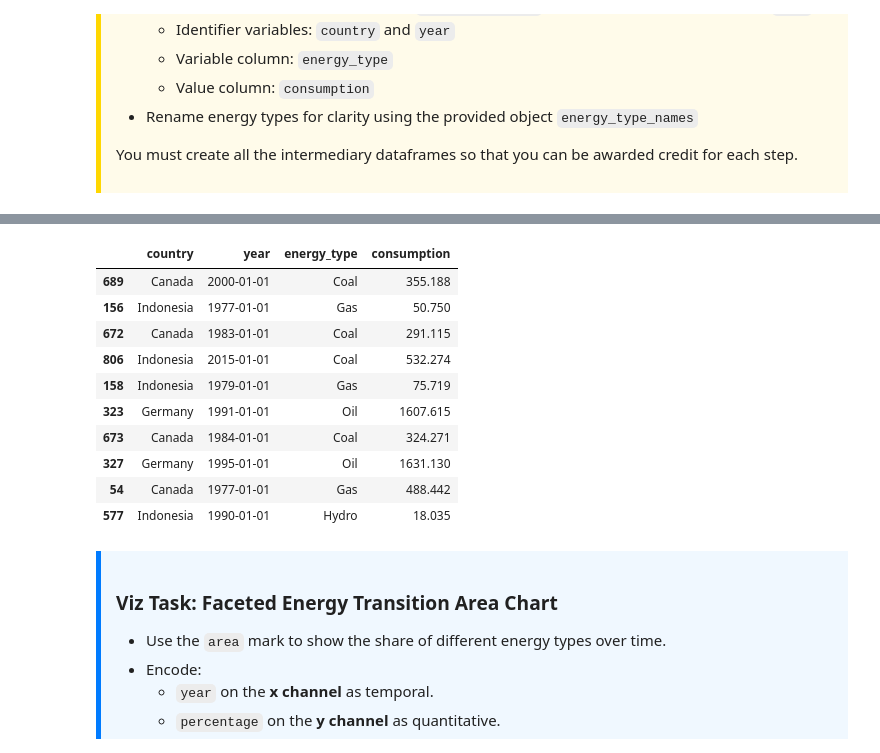
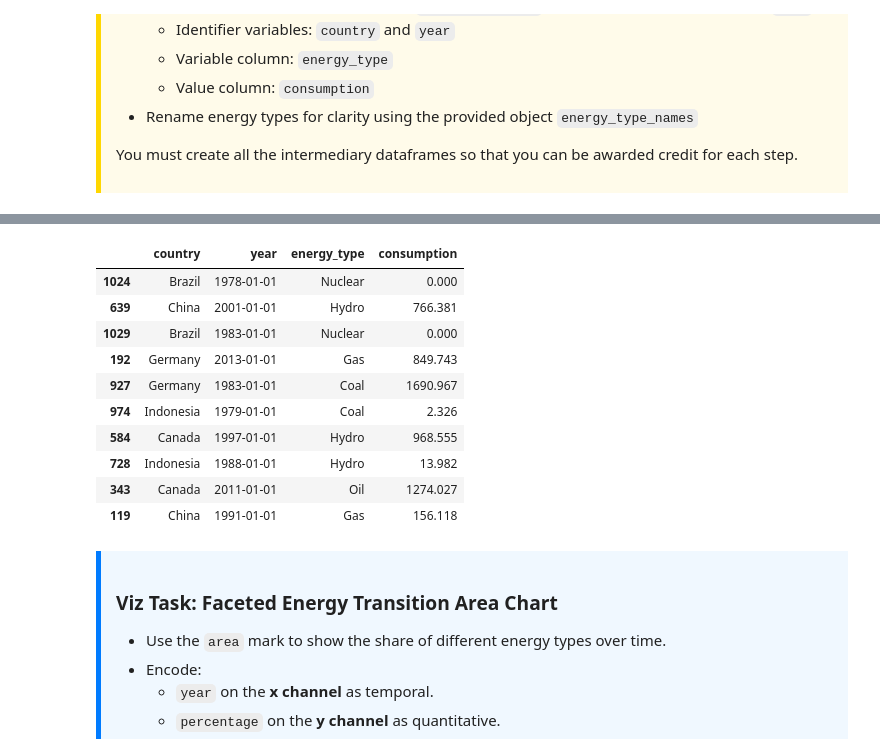
Before and after one commit to yvinc/dsci-320-w1-2025, a Jupyter notebook: tutorial_sol/tutorial4_sol.ipynb, the cells around one changed output, grey strips where cells are left out. Drawn from its saved outputs; the diff is of its cells as text; code cells hidden in the pictures.

```diff
--- a/tutorial_sol/tutorial4_sol.ipynb
+++ b/tutorial_sol/tutorial4_sol.ipynb
@@ -82,44 +118,44 @@ print(owid_data.shape)
 # %%
 
-countries = ['Germany', 'Canada', 'Indonesia', 'Brazil']
+countries = ['Germany', 'Canada', 'Indonesia', 'Brazil', 'China']
 energies = [ 'gas_consumption','oil_consumption','hydro_consumption','coal_consumption','nuclear_consumption']
 
 # STEP 1: SELECT THE COUNTRIES OF INTEREST (select the rows of interest)
 country_subset = owid_data.query('country in @countries').copy()
 
 # STEP 2: SELECT the Energy Consumptions of interest (select the columns of interest)
 selected = country_subset[['year', 'country'] + energies]
 
 # STEP 3: RESHAPE the data into long format
 energy_consumed = selected.melt(
     id_vars=['country', 'year'],
     var_name='energy_type',
     value_name='consumption'
 )
 
 # STEP4: CLEAN energy type names
 energy_type_names = {
     'gas_consumption': 'Gas',
     'oil_consumption': 'Oil',
     'hydro_consumption': 'Hydro',
     'coal_consumption': 'Coal',
     'nuclear_consumption': 'Nuclear',
 }
 energy_consumed['energy_type'] = energy_consumed['energy_type'].map(energy_type_names)
 
 energy_consumed.sample(10)
 # %% [output]
 |  | country | year | energy_type | consumption |
-| 689 | Canada | 2000-01-01 | Coal | 355.188 |
-| 156 | Indonesia | 1977-01-01 | Gas | 50.750 |
-| 672 | Canada | 1983-01-01 | Coal | 291.115 |
-| 806 | Indonesia | 2015-01-01 | Coal | 532.274 |
-| 158 | Indonesia | 1979-01-01 | Gas | 75.719 |
-| 323 | Germany | 1991-01-01 | Oil | 1607.615 |
-| 673 | Canada | 1984-01-01 | Coal | 324.271 |
-| 327 | Germany | 1995-01-01 | Oil | 1631.130 |
-| 54 | Canada | 1977-01-01 | Gas | 488.442 |
-| 577 | Indonesia | 1990-01-01 | Hydro | 18.035 |
+| 1024 | Brazil | 1978-01-01 | Nuclear | 0.000 |
+| 639 | China | 2001-01-01 | Hydro | 766.381 |
+| 1029 | Brazil | 1983-01-01 | Nuclear | 0.000 |
+| 192 | Germany | 2013-01-01 | Gas | 849.743 |
+| 927 | Germany | 1983-01-01 | Coal | 1690.967 |
+| 974 | Indonesia | 1979-01-01 | Coal | 2.326 |
+| 584 | Canada | 1997-01-01 | Hydro | 968.555 |
+| 728 | Indonesia | 1988-01-01 | Hydro | 13.982 |
+| 343 | Canada | 2011-01-01 | Oil | 1274.027 |
+| 119 | China | 1991-01-01 | Gas | 156.118 |
 # %% [markdown]
 <div style="border-left: 5px solid #007BFF; padding: 1em; background-color: #F0F8FF;">
 
```
Also changed, not shown: parts of 2 cells of this notebook, 6 other files.
